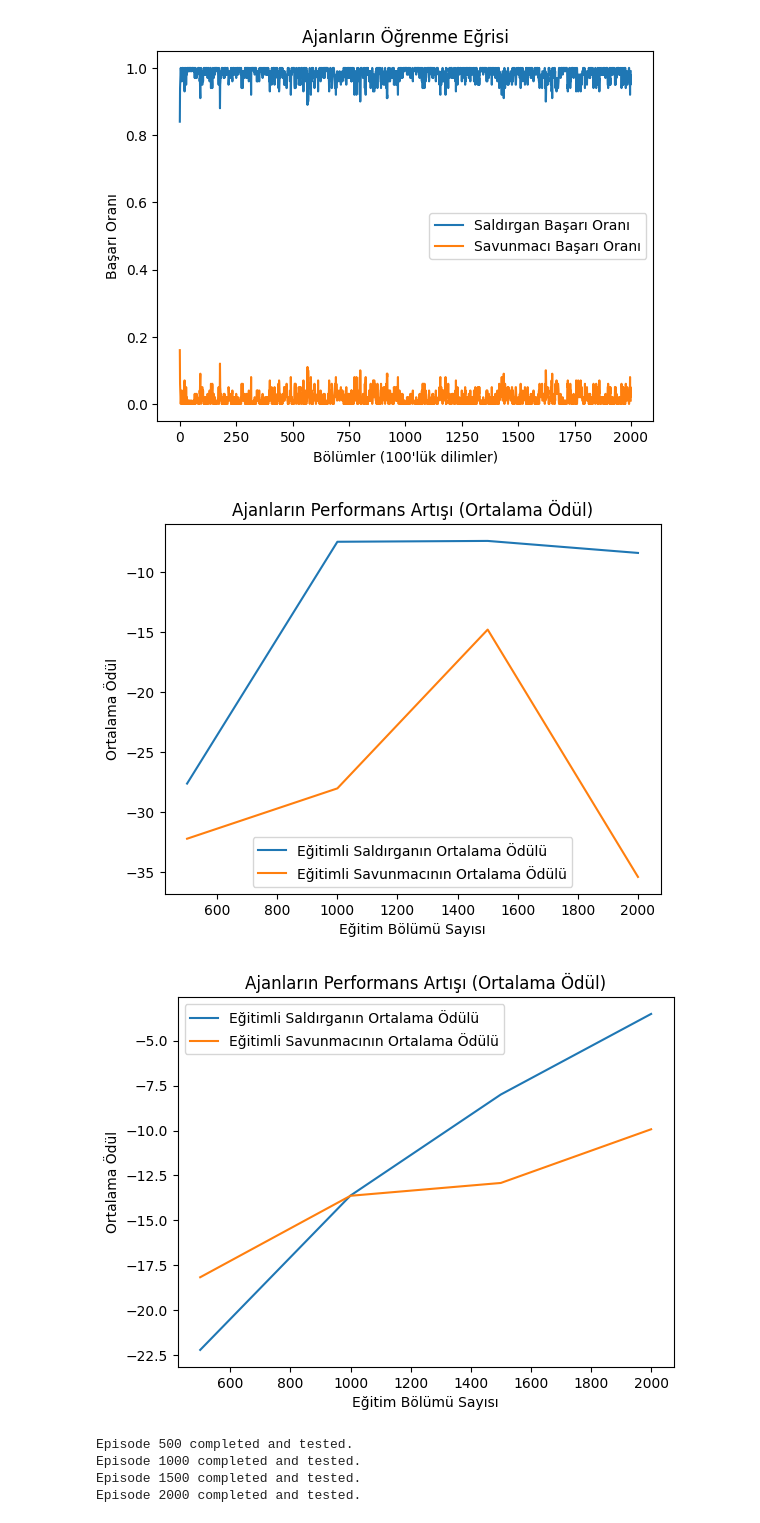
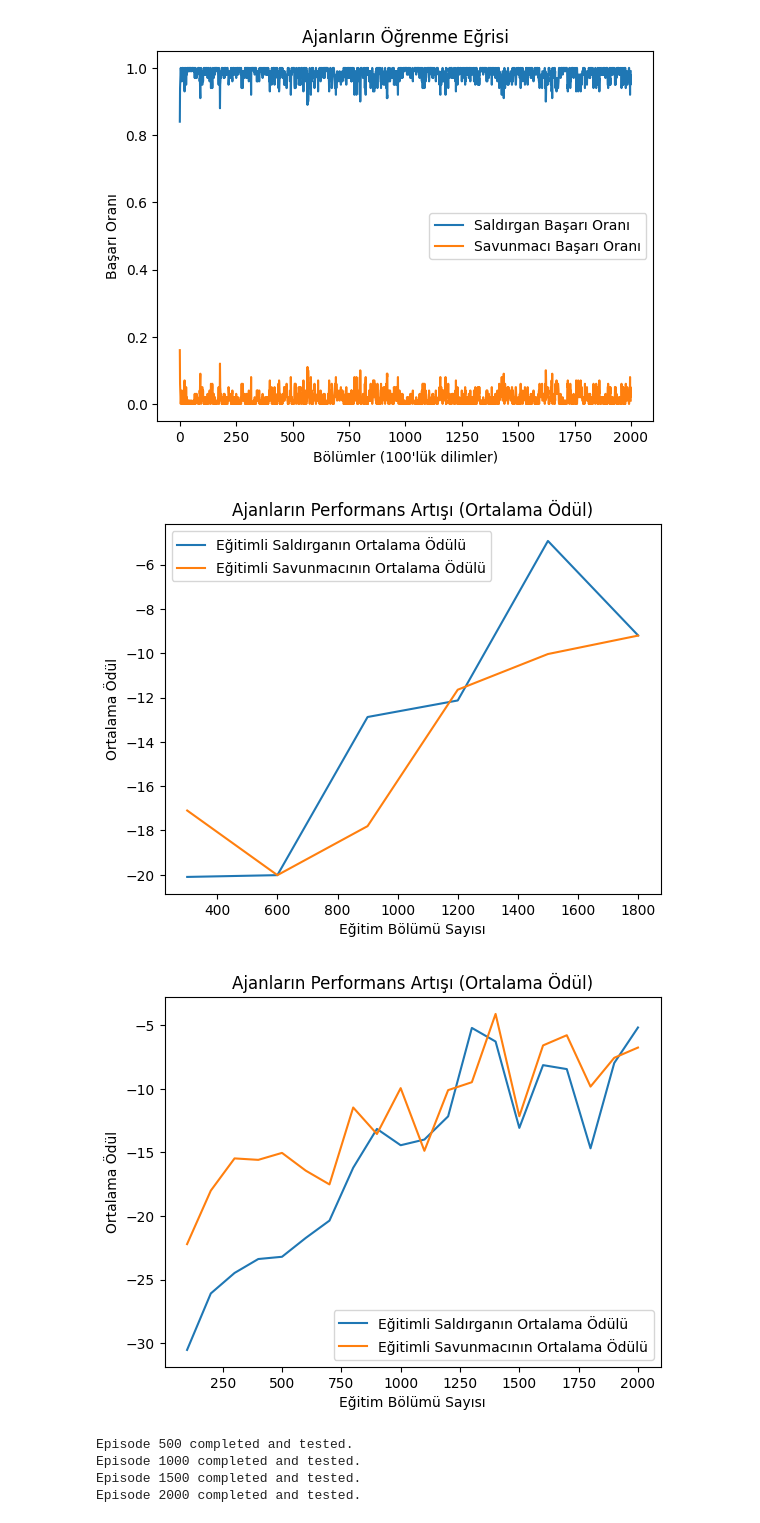
Before and after one commit to yonur65/ctf_public, a Jupyter notebook: how_to_run.ipynb, the cells around one changed output. Drawn from its saved outputs; the diff is of its cells as text; code cells hidden in the pictures.

Commit message:
Test more, qlearninge parametre optimizasyonu eklendi

```diff
--- a/how_to_run.ipynb
+++ b/how_to_run.ipynb
@@ -1334,7 +1334,7 @@ class CaptureTheFlagEnv:
         # Savunmacının saldırgana olan mesafesine göre ödül/ceza (tam tersi)
         if curr_defender_dist < prev_defender_dist:
             reward -= 1  # Savunmacı yaklaşıyor, saldırgan için ceza
-            rreward += 3
+            rreward += 3.3
         elif curr_defender_dist > prev_defender_dist:
             #reward += 1  # Savunmacı uzaklaşıyor, saldırgan için ödül
             rreward -= 2
@@ -1426,8 +1426,8 @@ def train_and_test():
     random_defender = QLearningAgent(actions)
 
     total_episodes = 2000
-    test_interval = 500
-    test_episodes = 100
+    test_interval = 300
+    test_episodes = 300
 
     intervals = []
     trained_attacker_avg_rewards = []
@@ -1518,7 +1518,7 @@ def train_and_test():
 if __name__ == "__main__":
     train_and_test()
 # %% [output]
-[figure, old version]
+[figure, new version]
 # %%
 import numpy as np
 import matplotlib.pyplot as plt
@@ -1608,6 +1608,60 @@ class CaptureTheFlagEnv:
         return abs(pos1[0] - pos2[0]) + abs(pos1[1] - pos2[1])
 
 # Q-Öğrenme ajanı
+class QLearningAgentNew:
+    def __init__(self, actions, alpha=0.5, gamma=0.99, epsilon=1):
+        self.q_table = {}  # Q-değerleri tablosu
+        self.actions = actions  # Eylem seti
+        self.alpha = alpha  # Öğrenme hızı
+        self.gamma = gamma  # İndirim faktörü
+        self.epsilon = epsilon  # Keşif olasılığı
+
+        self.initial_alpha = alpha
+        self.initial_epsilon = epsilon
+        self.epsilon_min = 0.01
+        self.epsilon_decay = 0.995  # Epsilon'un her bölümde azalacağı oran
+
+    # Eylem seç
+    def choose_action(self, state):
+        state = str(state)
+        self.check_state_exist(state)
+        if np.random.uniform(0, 1) < self.epsilon:
+            # Rastgele eylem seç (keşif)
+            action = np.random.choice(self.actions)
+        else:
+            # En iyi eylemi seç (sömürü)
+            q_values = self.q_table[state]
+            max_q = np.max(q_values)
+            max_actions = [i for i, q in enumerate(q_values) if q == max_q]
+            action = np.random.choice(max_actions)
+        return action
+
+    # Q-değerlerini güncelle
+    def learn(self, s, a, r, s_):
+        s, s_ = str(s), str(s_)
+        self.check_state_exist(s)
+        if s_ != 'terminal':
+            self.check_state_exist(s_)
+            q_target = r + self.gamma * np.max(self.q_table[s_])
+        else:
+            q_target = r
+        q_predict = self.q_table[s][a]
+        self.q_table[s][a] += self.alpha * (q_target - q_predict)
+
+    # Durum Q-değerleri tablosunda yoksa ekle
+    def check_state_exist(self, state):
+        if state not in self.q_table:
+            self.q_table[state] = np.zeros(len(self.actions))
+
+    def update_parameters(self, episode, total_episodes):
+        # Alpha'yı güncelle: Bölüm ilerledikçe azalsın
+        self.alpha = self.initial_alpha * (1 - (episode / total_episodes))
+        # Epsilon'u güncelle: Bölüm ilerledikçe azalır, epsilon_min sınırına kadar
+        if self.epsilon > self.epsilon_min:
+            self.epsilon *= self.epsilon_decay
+
+
+# Q-Öğrenme ajanı
 class QLearningAgent:
     def __init__(self, actions, alpha=0.2, gamma=0.9, epsilon=0.2):
         self.q_table = {}  # Q-değerleri tablosu
@@ -1666,14 +1720,16 @@ def train_and_test():
 
     # Eğitimli ajanlar
     attacker_agent = QLearningAgent(actions )
-    defender_agent = QLearningAgent(actions )
+    defender_agent = QLearningAgentNew(actions )
 
     # Eğitilmemiş (rastgele) ajanlar RandomAgent
-    random_attacker = QLearningAgent(actions)
-    random_defender = QLearningAgent(actions)
+    #random_attacker = QLearningAgent(actions)
+    #random_defender = QLearningAgent(actions)
+    random_attacker = RandomAgent(actions)
+    random_defender = RandomAgent(actions)
 
     total_episodes = 2000
-    test_interval = 500
+    test_interval = 100
     test_episodes = 300
 
     intervals = []
@@ -1704,6 +1760,7 @@ def train_and_test():
 
             if done:
                 break
+        defender_agent.update_parameters(episode, total_episodes)
 
         # Her test_interval bölümde bir test yap
         if episode % test_interval == 0:
@@ -1737,35 +1794,35 @@ def train_and_test():
                     next_state, reward, rreward, done = env.step(attacker_action, defender_action)
 
                     state = next_state
                     total_reward += rreward
 
                     if done:
                         random_attacker_rewards.append(total_reward)
                         break
 
             # Ortalama ödülleri kaydet
             trained_avg_reward = np.mean(trained_attacker_rewards)
             random_avg_reward = np.mean(random_attacker_rewards)
 
             intervals.append(episode)
             trained_attacker_avg_rewards.append(trained_avg_reward)
             random_attacker_avg_rewards.append(random_avg_reward)
 
     # Sonuçları grafikle
     plt.plot(intervals, trained_attacker_avg_rewards, label='Eğitimli Saldırganın Ortalama Ödülü')
     plt.plot(intervals, random_attacker_avg_rewards, label='Eğitimli Savunmacının Ortalama Ödülü')
     plt.xlabel('Eğitim Bölümü Sayısı')
     plt.ylabel('Ortalama Ödül')
     plt.title('Ajanların Performans Artışı (Ortalama Ödül)')
     # Grafiği kaydet
-    plt.savefig('manuel_code_2k.png')
+    plt.savefig('manuel_code_2k_v2.png')
     plt.legend()
     plt.show()
 
 if __name__ == "__main__":
     train_and_test()
 # %% [output]
-[figure, old version]
+[figure, new version]
 # %%
 import numpy as np
 import matplotlib.pyplot as plt
```
Also changed, not shown: parts of 2 cells of this notebook, 16 other files.
